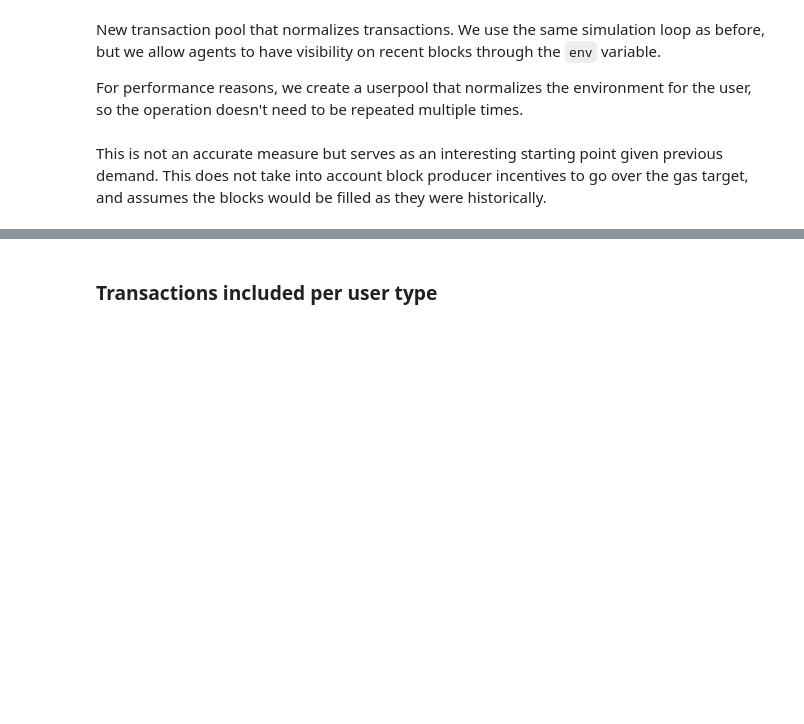
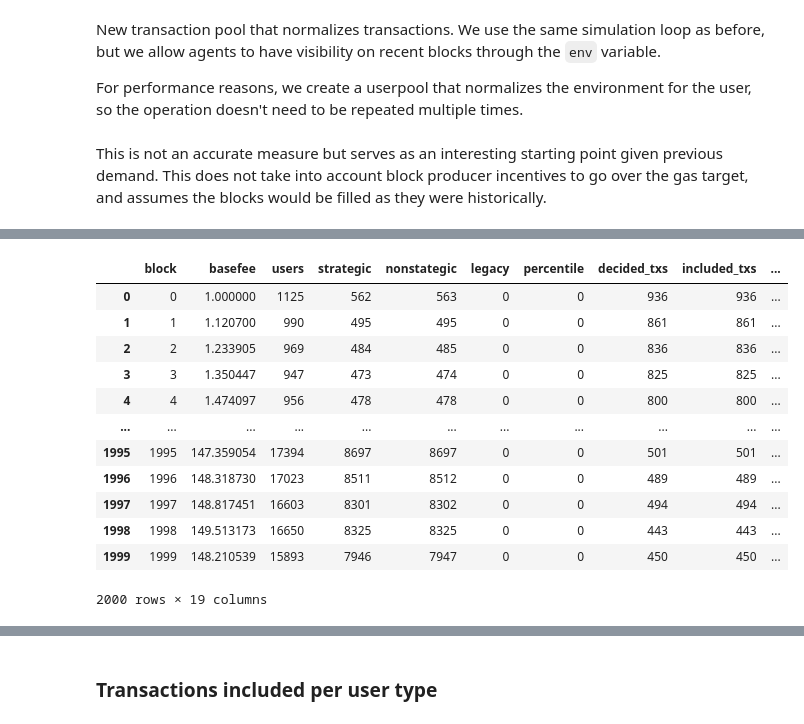
Before and after one commit to ethereum/abm1559, a Jupyter notebook: notebooks/Transition.ipynb, the cells around one changed output, grey strips where cells are left out. Cells and saved outputs as stored; diff of their text form; code cells hidden in the pictures; blank space fills up the shorter version.

```diff
--- a/notebooks/Transition.ipynb
+++ b/notebooks/Transition.ipynb
@@ -509,0 +562,25 @@ user_txs_df = chain_df.join(user_pool_df.set_index("sender"), on="sender")
+# %%
+demand_scenario = [gbm[t] for t in range(2000)]
+
+shares_scenario = [{
+    StrategicUser: 0.5,
+    OptimisticUser: 0.5,
+} for t in range(blocks)]
+
+(df_1559, user_pool_1559, chain_1559) = simulate(demand_scenario, shares_scenario)
+# %%
+df_1559
+# %% [output]
+|  | block | basefee | users | strategic | nonstategic | legacy | percentile | decided_txs | included_txs | ... |
+| 0 | 0 | 1.000000 | 1125 | 562 | 563 | 0 | 0 | 936 | 936 | ... |
+| 1 | 1 | 1.120700 | 990 | 495 | 495 | 0 | 0 | 861 | 861 | ... |
+| 2 | 2 | 1.233905 | 969 | 484 | 485 | 0 | 0 | 836 | 836 | ... |
+| 3 | 3 | 1.350447 | 947 | 473 | 474 | 0 | 0 | 825 | 825 | ... |
+| 4 | 4 | 1.474097 | 956 | 478 | 478 | 0 | 0 | 800 | 800 | ... |
+| ... | ... | ... | ... | ... | ... | ... | ... | ... | ... | ... |
+| 1995 | 1995 | 147.359054 | 17394 | 8697 | 8697 | 0 | 0 | 501 | 501 | ... |
+| 1996 | 1996 | 148.318730 | 17023 | 8511 | 8512 | 0 | 0 | 489 | 489 | ... |
+| 1997 | 1997 | 148.817451 | 16603 | 8301 | 8302 | 0 | 0 | 494 | 494 | ... |
+| 1998 | 1998 | 149.513173 | 16650 | 8325 | 8325 | 0 | 0 | 443 | 443 | ... |
+| 1999 | 1999 | 148.210539 | 15893 | 7946 | 7947 | 0 | 0 | 450 | 450 | ... |
+2000 rows × 19 columns
```
Also changed, not shown: parts of 23 cells of this notebook.
